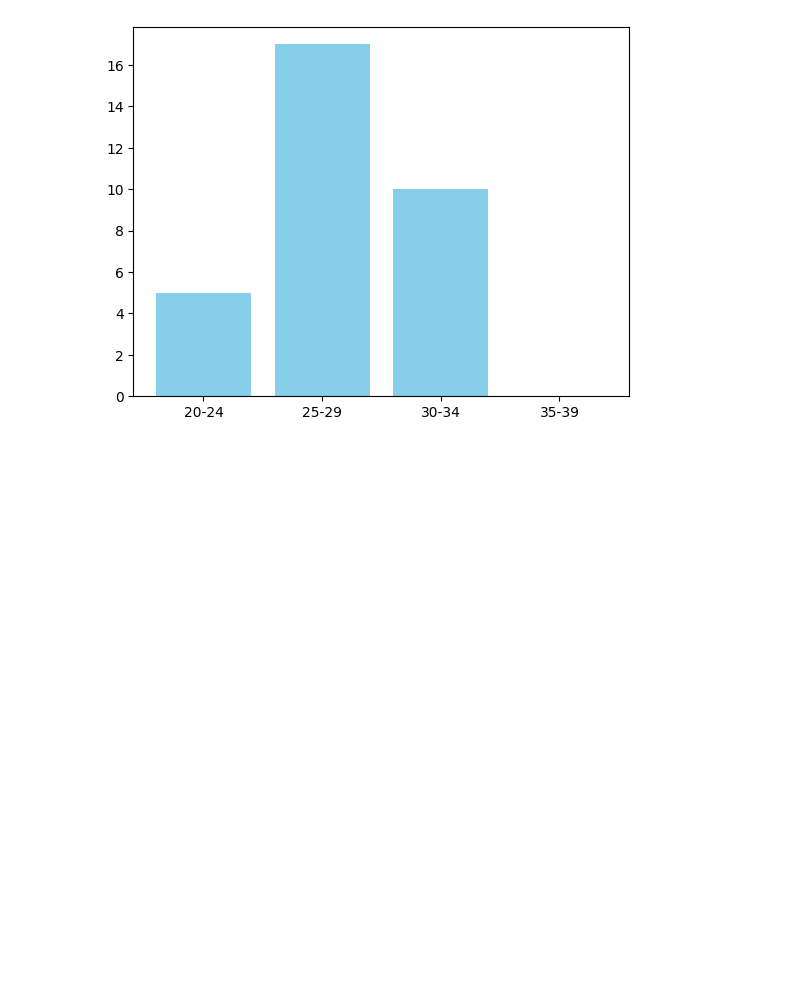
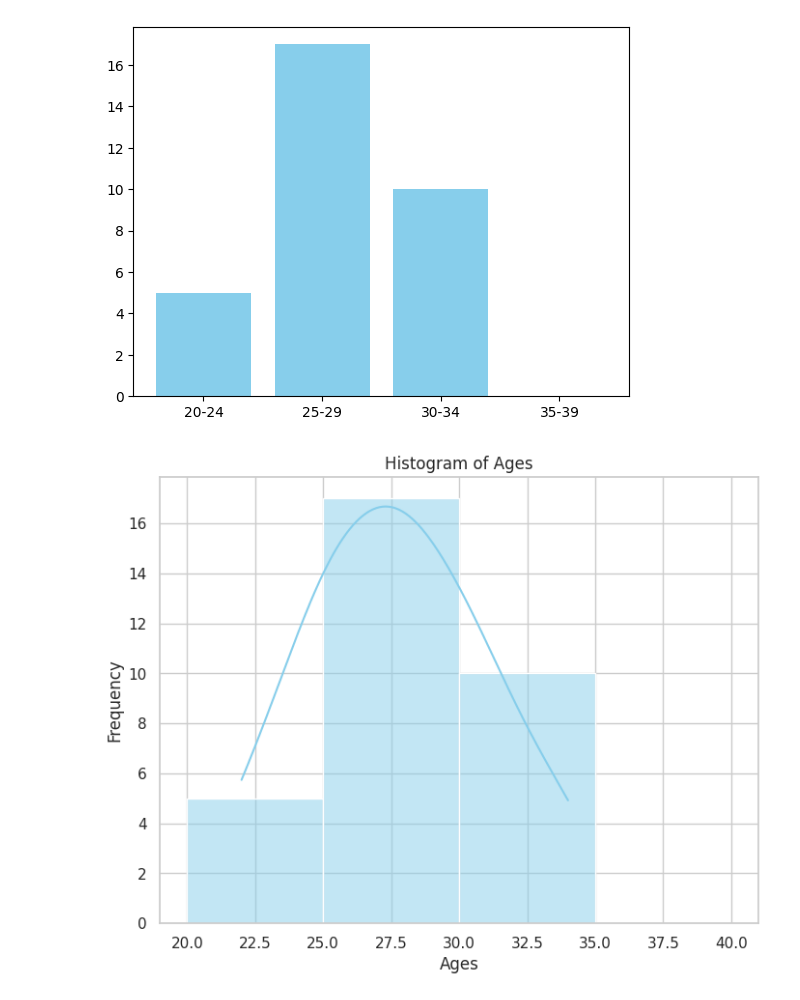
Before and after one commit to santoshh007/Python-machine-learning-, a Jupyter notebook: Week 04/02 Statistics/frequency-distribution.ipynb, the cells around one changed output. Cells and saved outputs as stored; diff of their text form; code cells hidden in the pictures; blank space fills up the shorter version.

```diff
--- a/Week 04/02 Statistics/frequency-distribution.ipynb
+++ b/Week 04/02 Statistics/frequency-distribution.ipynb
@@ -108,0 +107,15 @@ bin_edges=
+# %%
+bin_edges = [lower for (lower, upper) in intervals] + [intervals[-1][-1] + 1]
+# %%
+# Set the style of the plot
+sns.set(style="whitegrid")
+
+# Create a histogram using Seaborn with specified bins
+plt.figure(figsize=(8, 6))  # Set the figure size
+sns.histplot(ages, bins=bin_edges, kde=True, color='skyblue')  # Use specified bin edges
+plt.xlabel('Ages')
+plt.ylabel('Frequency')
+plt.title('Histogram of Ages')
+plt.show()
+# %% [output]
+[figure, added]
```
Also changed, not shown: parts of 1 cell of this notebook, 1 other file.
